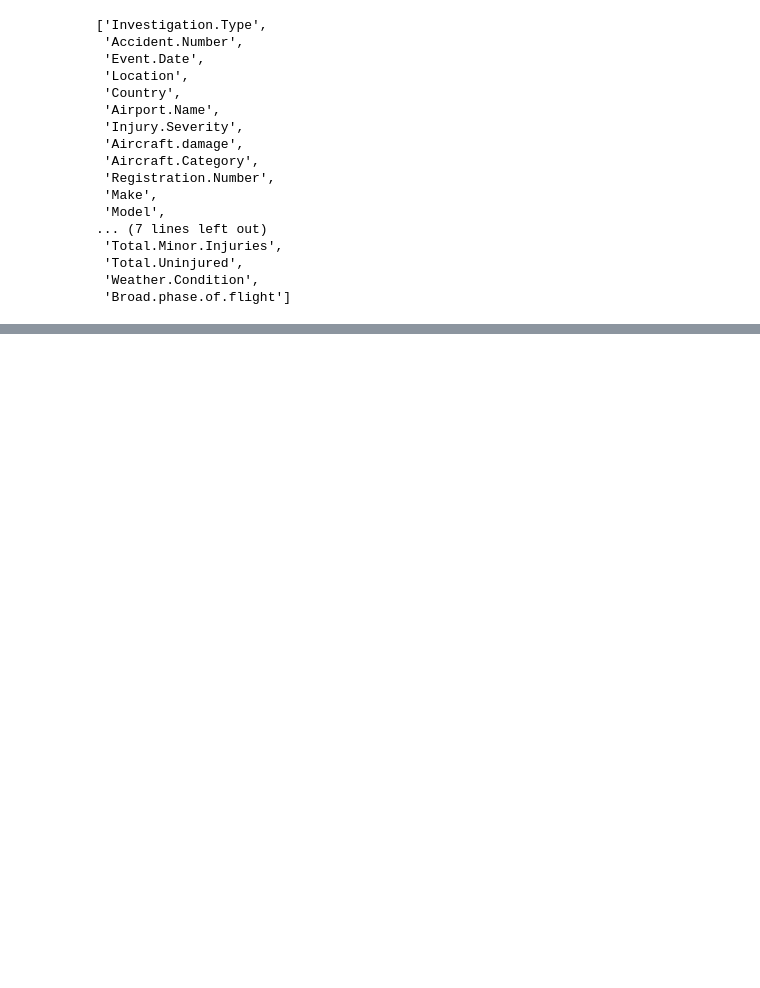
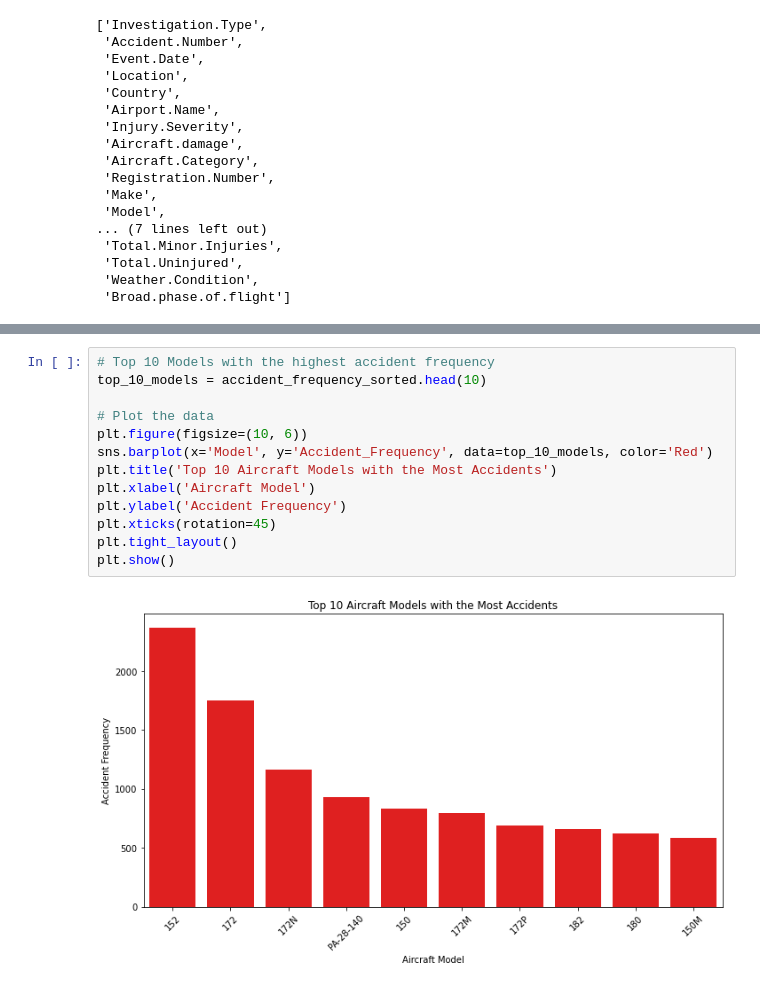
Before and after one commit to vnelima/Phase-1_Project_Aviation_, a Jupyter notebook: student.ipynb, the cells around one changed output, grey strips where cells are left out. Cells and saved outputs as stored; diff of their text form; blank space fills up the shorter version.

```diff
--- a/student.ipynb
+++ b/student.ipynb
@@ -294,0 +318,15 @@ plt.show
+# %%
+# Top 10 Models with the highest accident frequency
+top_10_models = accident_frequency_sorted.head(10)
+
+# Plot the data
+plt.figure(figsize=(10, 6))
+sns.barplot(x='Model', y='Accident_Frequency', data=top_10_models, color='Red')
+plt.title('Top 10 Aircraft Models with the Most Accidents')
+plt.xlabel('Aircraft Model')
+plt.ylabel('Accident Frequency')
+plt.xticks(rotation=45)
+plt.tight_layout()
+plt.show()
+# %% [output]
+[figure, added]
```
Also changed, not shown: parts of 21 cells of this notebook.
